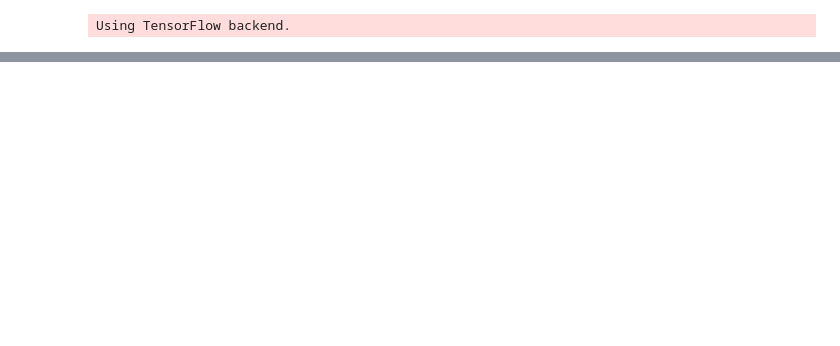
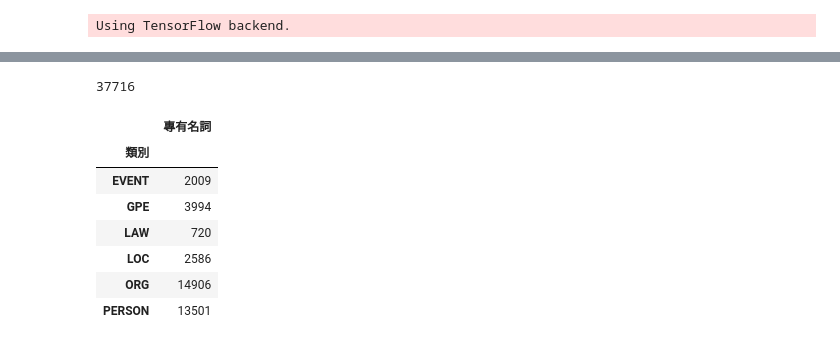
Before and after one commit to hantedyou/NER_TEST, a Jupyter notebook: NER_KCC_mod.ipynb, the cells around one changed output, grey strips where cells are left out. Saved outputs shown, nothing was run; the diff lists cells and outputs as text; code cells hidden in the pictures; blank space fills up the shorter version.

```diff
--- a/NER_KCC_mod.ipynb
+++ b/NER_KCC_mod.ipynb
@@ -269,0 +354,14 @@ YES
+# %%
+frame = frame.drop_duplicates().copy()
+print(len(frame))
+frame.groupby('類別').count()
+# %% [output]
+37716
+|  | 專有名詞 |
+| 類別 |  |
+| EVENT | 2009 |
+| GPE | 3994 |
+| LAW | 720 |
+| LOC | 2586 |
+| ORG | 14906 |
+| PERSON | 13501 |
```
Also changed, not shown: parts of 53 cells of this notebook, 3 other files.
